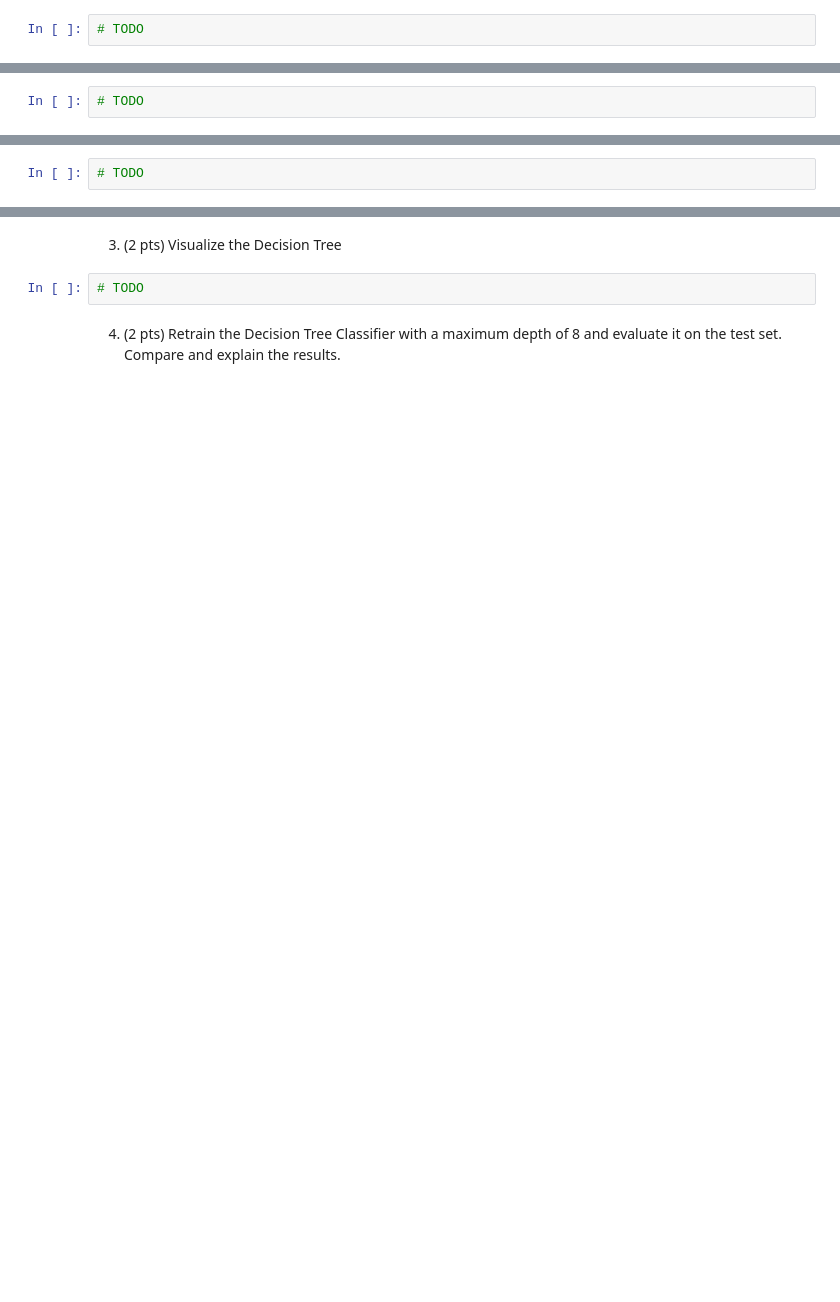
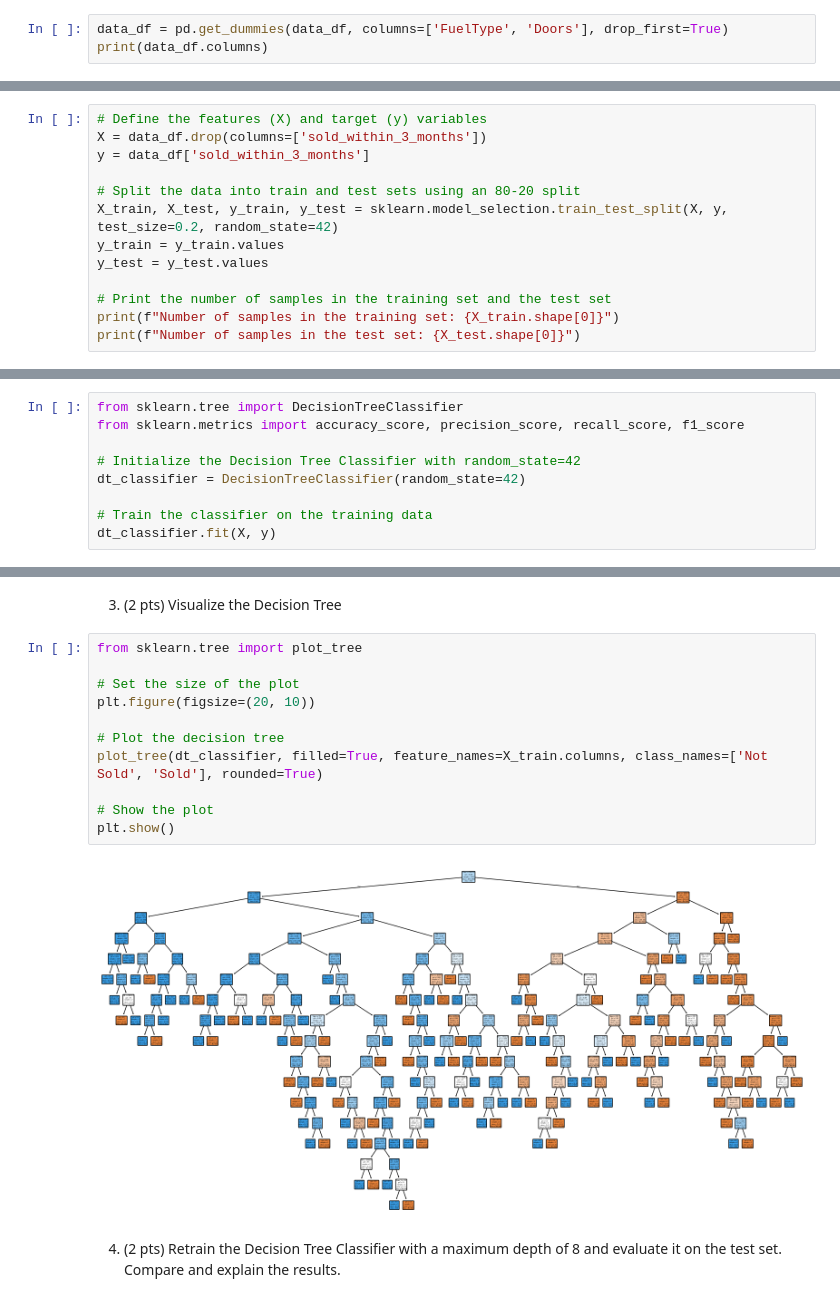
Before and after one commit to Thierrix/2024, a Jupyter notebook: Homework/02_PROJECT_CAR_SALES/2024-HW2.ipynb, the cells around one changed output, grey strips where cells are left out. Cells and saved outputs as stored; diff of their text form; blank space fills up the shorter version.

```diff
--- a/Homework/02_PROJECT_CAR_SALES/2024-HW2.ipynb
+++ b/Homework/02_PROJECT_CAR_SALES/2024-HW2.ipynb
@@ -735,4 +857,5 @@ print(data_df.head())
 # %% [markdown]
 2. (1 pts) Preprocess the categorical variables to one-hot encoding using the `pd.get_dummies()` function.
 # %%
-# TODO
+data_df = pd.get_dummies(data_df, columns=['FuelType', 'Doors'], drop_first=True)
+print(data_df.columns)
@@ -745,4 +882,15 @@ print(data_df.head())
 # %% [markdown]
 2. (2 pts) Then split the data into train test sets using a 80-20 split. Use `random_state=42` for reproducibility.
 # %%
-# TODO
+# Define the features (X) and target (y) variables
+X = data_df.drop(columns=['sold_within_3_months'])
+y = data_df['sold_within_3_months']
+
+# Split the data into train and test sets using an 80-20 split
+X_train, X_test, y_train, y_test = sklearn.model_selection.train_test_split(X, y, test_size=0.2, random_state=42)
+y_train = y_train.values
+y_test = y_test.values
+
+# Print the number of samples in the training set and the test set
+print(f"Number of samples in the training set: {X_train.shape[0]}")
+print(f"Number of samples in the test set: {X_test.shape[0]}")
@@ -784,4 +1055,11 @@ Follow these steps to complete the task:
 
 1. (2 pts) Train a Decision Tree Classifier to predict the target variable (`sold_within_3_months`).You can reuse the train and test sets from the previous section. Set `random_state=42` for reproducibility in `DecisionTreeClassifier`.
 # %%
-# TODO
+from sklearn.tree import DecisionTreeClassifier
+from sklearn.metrics import accuracy_score, precision_score, recall_score, f1_score
+
+# Initialize the Decision Tree Classifier with random_state=42
+dt_classifier = DecisionTreeClassifier(random_state=42)
+
+# Train the classifier on the training data
+dt_classifier.fit(X, y)
@@ -792,7 +1078,18 @@ Follow these steps to complete the task:
 # %% [markdown]
 3. (2 pts) Visualize the Decision Tree
 # %%
-# TODO
+from sklearn.tree import plot_tree
+
+# Set the size of the plot
+plt.figure(figsize=(20, 10))
+
+# Plot the decision tree
+plot_tree(dt_classifier, filled=True, feature_names=X_train.columns, class_names=['Not Sold', 'Sold'], rounded=True)
+
+# Show the plot
+plt.show()
+# %% [output]
+[figure, added]
 # %% [markdown]
 4. (2 pts) Retrain the Decision Tree Classifier with a maximum depth of 8 and evaluate it on the test set. Compare and explain the results.
 # %%
```
Also changed, not shown: parts of 46 cells of this notebook, 1 other file.
